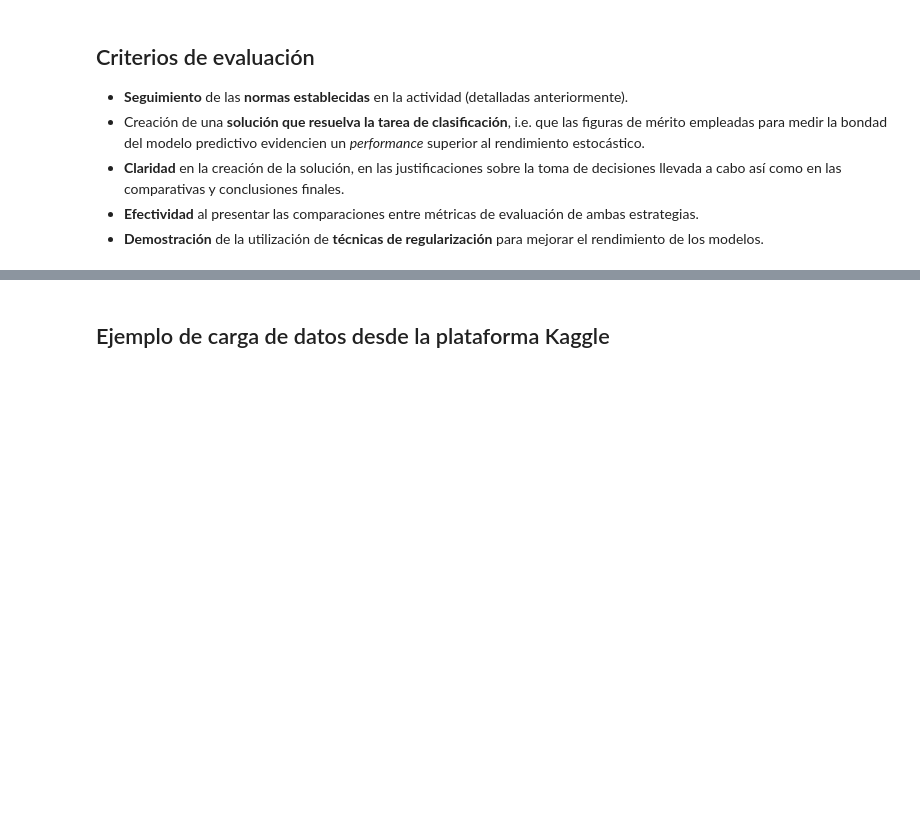
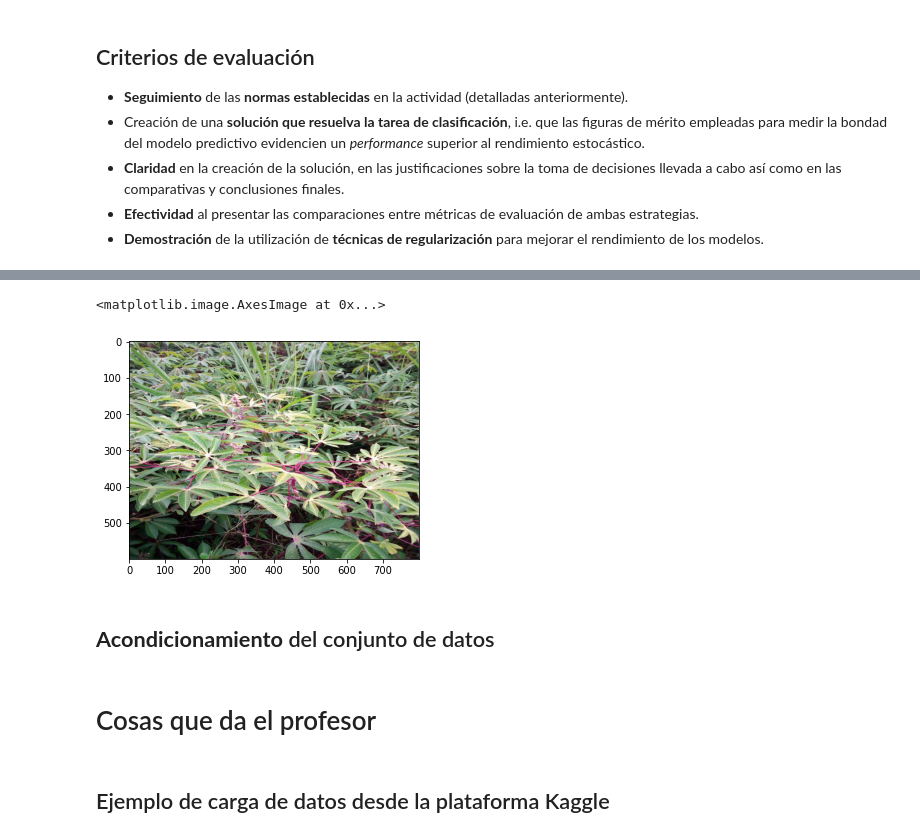
Before and after one commit to DanielMolinaR/Cassava-Leaf-Disease-Classification, a Jupyter notebook: Cassava_CNN_classificaiton.ipynb, the cells around one changed output, grey strips where cells are left out. Drawn from its saved outputs; the diff is of its cells as text; code cells hidden in the pictures; blank space fills up the shorter version.

```diff
--- a/Cassava_CNN_classificaiton.ipynb
+++ b/Cassava_CNN_classificaiton.ipynb
@@ -49,3 +179,12 @@ La segunda estrategia a comparar debe incluir la utilización de una **red preen
+# %%
+plt.imshow(img_test)
+# %% [output]
+<matplotlib.image.AxesImage at 0x...>
+[figure, added]
+# %% [markdown]
+## **Acondicionamiento** del conjunto de datos
+# %% [markdown]
+# Cosas que da el profesor
 # %% [markdown]
 ## Ejemplo de carga de datos desde la plataforma Kaggle
 # %%
```
Also changed, not shown: parts of 18 cells of this notebook.
